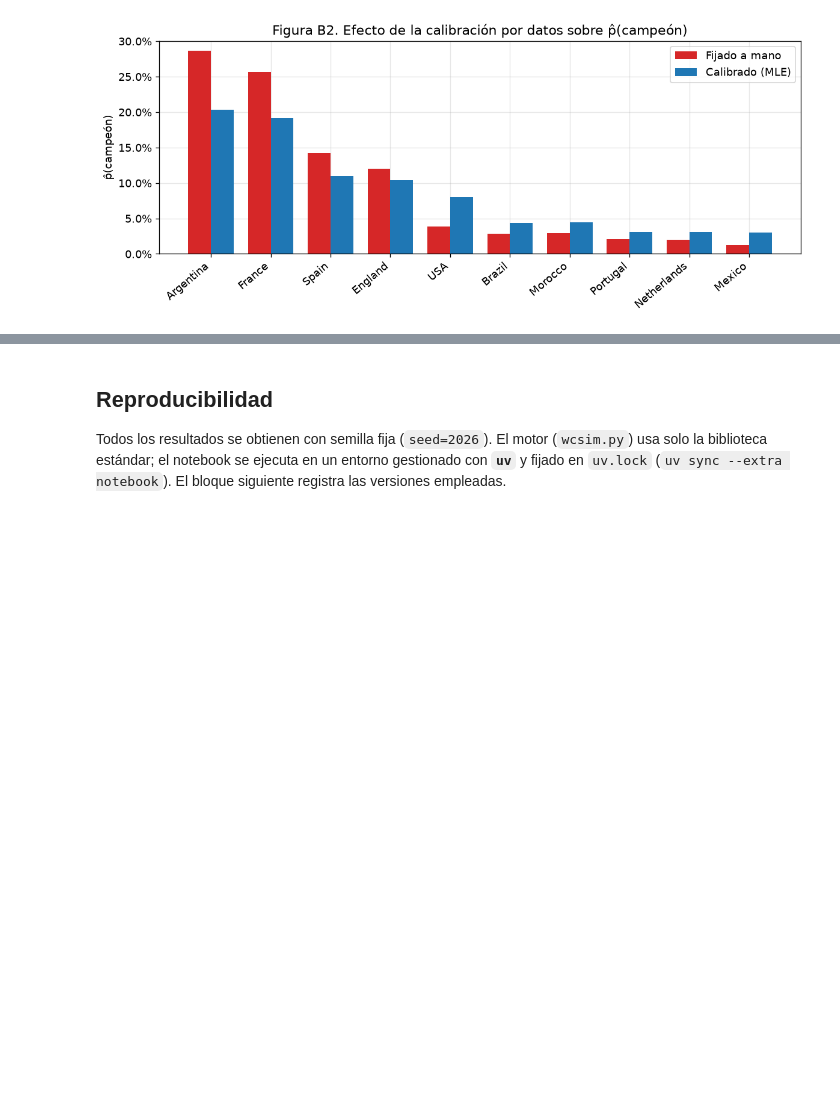
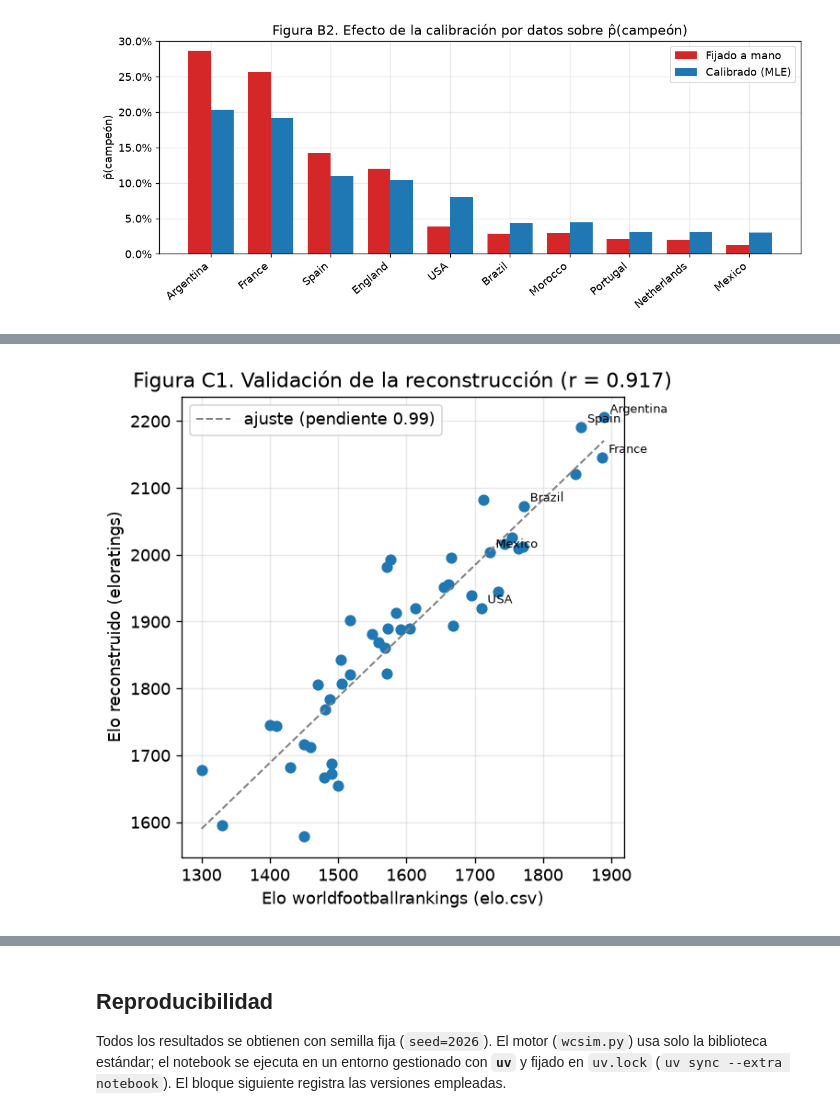
Before and after one commit to nmoguilner/ceia_add, a Jupyter notebook: mundial2026-montecarlo/mundial2026.ipynb, the cells around one changed output, grey strips where cells are left out. Cells and saved outputs as stored; diff of their text form; code cells hidden in the pictures; blank space fills up the shorter version.

```diff
--- a/mundial2026-montecarlo/mundial2026.ipynb
+++ b/mundial2026-montecarlo/mundial2026.ipynb
@@ -661,0 +676,19 @@ histórico —evitando el proxy— es la continuación natural de este trabajo.
+# %%
+# Figura C1 — validacion: ELO reconstruido vs worldfootballrankings (las 48)
+rec = pd.read_csv("data/elo_reconstructed.csv").set_index("team")["elo"]
+cur = pd.Series(elo, name="wfr")
+J = pd.concat([rec.rename("rec"), cur], axis=1).dropna()
+r = J["rec"].corr(J["wfr"])
+fig, ax = plt.subplots(figsize=(5.4, 5.2))
+ax.scatter(J["wfr"], J["rec"], s=40, color="#1f77b4")
+m, c = np.polyfit(J["wfr"], J["rec"], 1)        # recta de ajuste (no identidad: difieren en nivel)
+xs = np.array([J["wfr"].min(), J["wfr"].max()])
+ax.plot(xs, m*xs + c, color="grey", ls="--", lw=1.2, label=f"ajuste (pendiente {m:.2f})")
+for t in ["Argentina","France","Spain","Brazil","USA","Mexico"]:
+    if t in J.index:
+        ax.annotate(t, (J.loc[t,"wfr"], J.loc[t,"rec"]), textcoords="offset points", xytext=(4,3), fontsize=8)
+ax.set_xlabel("Elo worldfootballrankings (elo.csv)"); ax.set_ylabel("Elo reconstruido (eloratings)")
+ax.set_title(f"Figura C1. Validación de la reconstrucción (r = {r:.3f})"); ax.legend(loc="upper left")
+plt.tight_layout(); plt.savefig("charts/11_elo_reconstruido.png", bbox_inches="tight"); plt.show()
+# %% [output]
+[figure, added]
```
Also changed, not shown: parts of 7 cells of this notebook, 7 other files.
